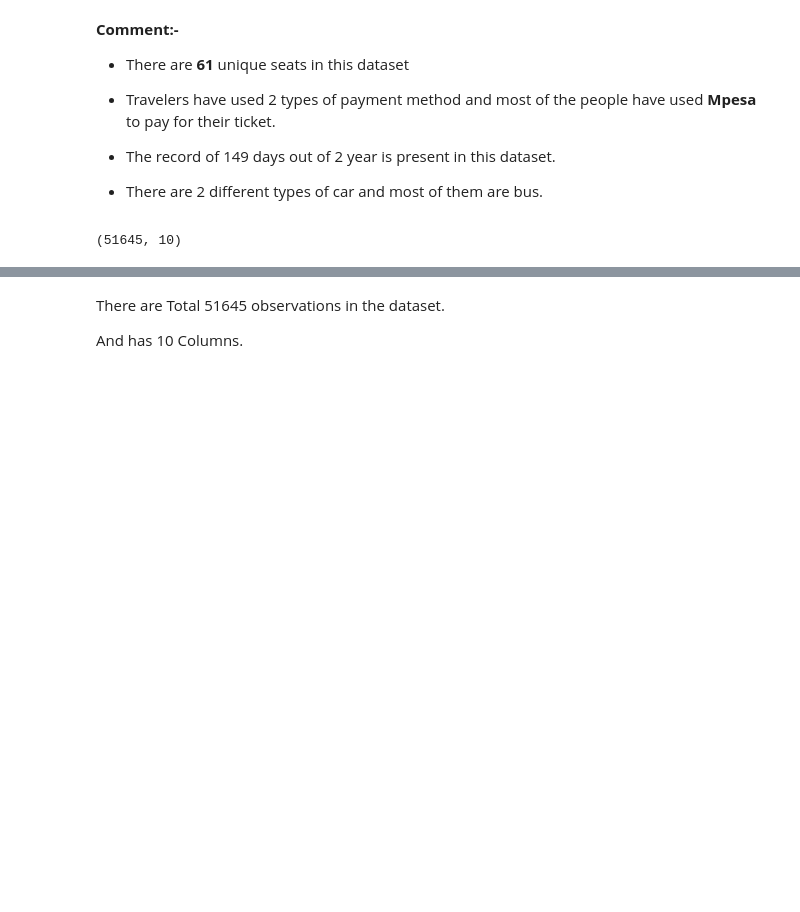
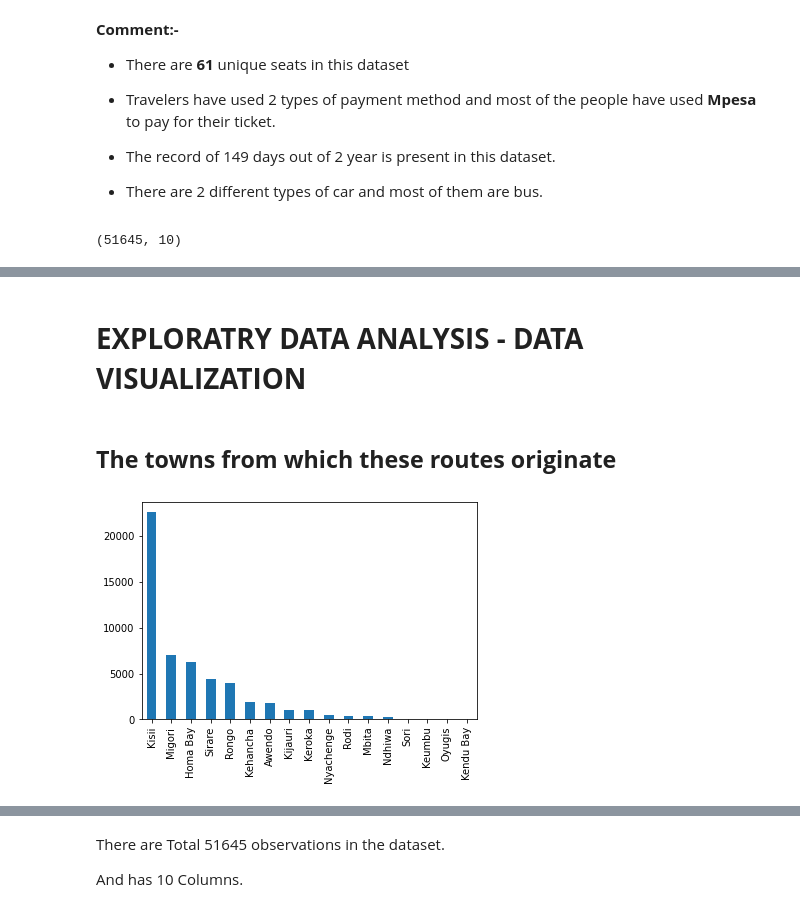
Before and after one commit to KaiwalyaZ/Transport-Demand-Prediction, a Jupyter notebook: Transport_demand_prediction_Kaiwalya.ipynb, the cells around one changed output, grey strips where cells are left out. Drawn from its saved outputs; the diff is of its cells as text; code cells hidden in the pictures; blank space fills up the shorter version.

```diff
--- a/Transport_demand_prediction_Kaiwalya.ipynb
+++ b/Transport_demand_prediction_Kaiwalya.ipynb
@@ -141,0 +159,9 @@ dpdt.shape
+# %% [markdown]
+# **EXPLORATRY DATA ANALYSIS - DATA VISUALIZATION**
+# %% [markdown]
+## **The towns from which these routes originate**
+# %%
+dpdt['travel_from'].value_counts().plot(kind='bar')
+plt.show()
+# %% [output]
+[figure, added]
```
Also changed, not shown: parts of 13 cells of this notebook.
